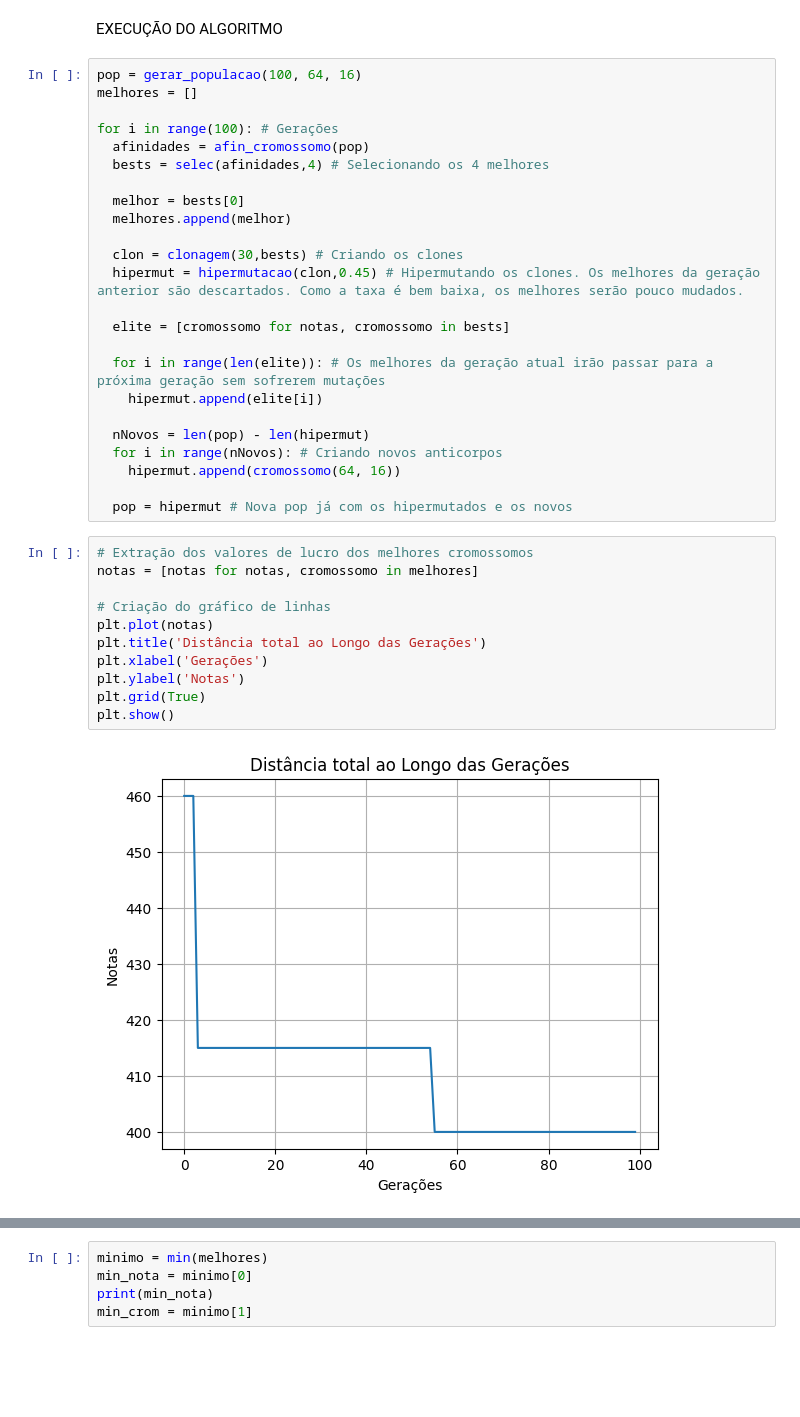
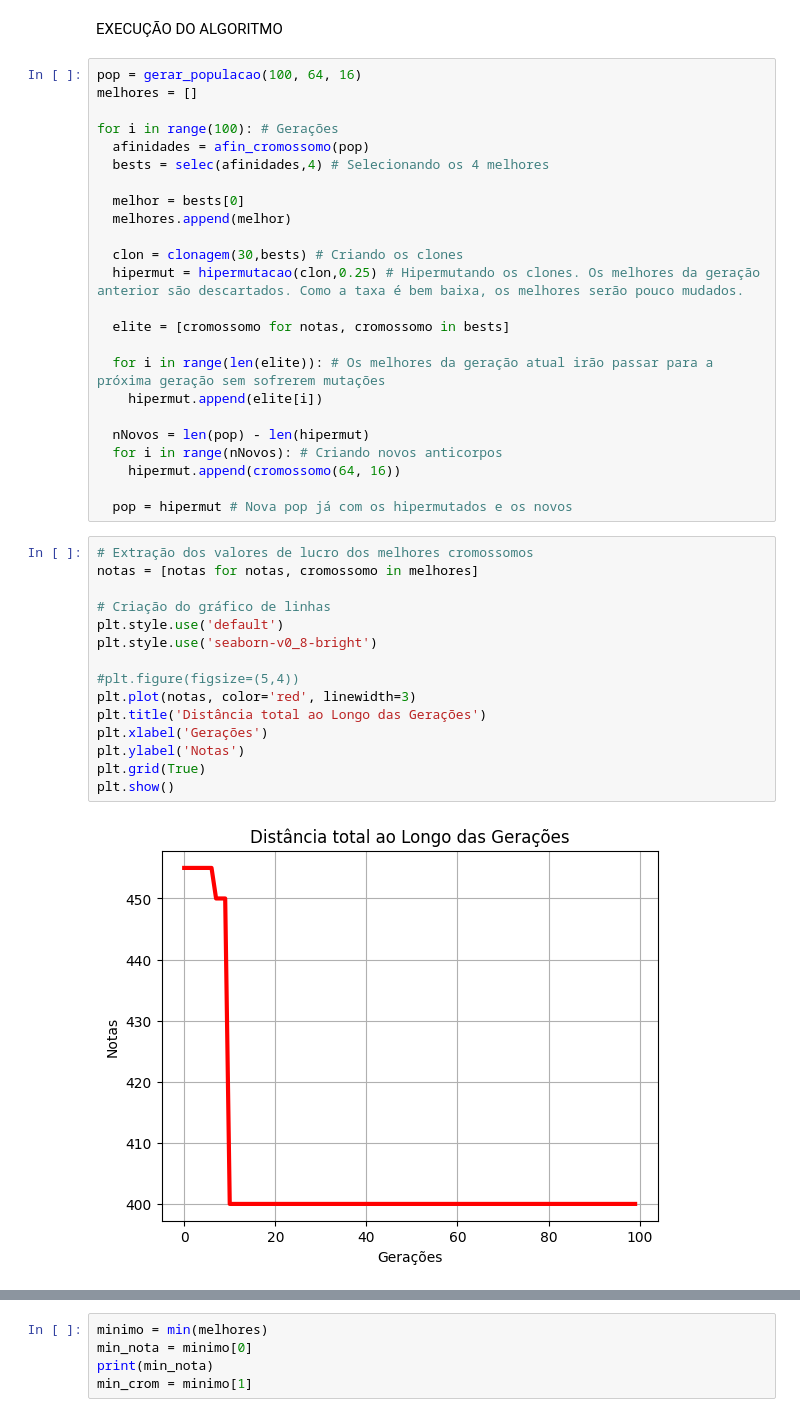
Before and after one commit to Tainann/PORTFOLIO, a Jupyter notebook: Projeto 13 - Algoritmo da Seleção Clonal para roteamento de veículos/roteamento_veiculos.ipynb, the cells around one changed output, grey strips where cells are left out. Saved outputs shown, nothing was run; the diff lists cells and outputs as text; blank space fills up the shorter version.

```diff
--- a/Projeto 13 - Algoritmo da Seleção Clonal para roteamento de veículos/roteamento_veiculos.ipynb
+++ b/Projeto 13 - Algoritmo da Seleção Clonal para roteamento de veículos/roteamento_veiculos.ipynb
@@ -426,7 +427,7 @@ for i in range(100): # Gerações
   melhores.append(melhor)
 
   clon = clonagem(30,bests) # Criando os clones
-  hipermut = hipermutacao(clon,0.45) # Hipermutando os clones. Os melhores da geração anterior são descartados. Como a taxa é bem baixa, os melhores serão pouco mudados.
+  hipermut = hipermutacao(clon,0.25) # Hipermutando os clones. Os melhores da geração anterior são descartados. Como a taxa é bem baixa, os melhores serão pouco mudados.
 
   elite = [cromossomo for notas, cromossomo in bests]
 
@@ -441,13 +442,17 @@ for i in range(100): # Gerações
 # %%
 # Extração dos valores de lucro dos melhores cromossomos
 notas = [notas for notas, cromossomo in melhores]
 
 # Criação do gráfico de linhas
-plt.plot(notas)
+plt.style.use('default')
+plt.style.use('seaborn-v0_8-bright')
+
+#plt.figure(figsize=(5,4))
+plt.plot(notas, color='red', linewidth=3)
 plt.title('Distância total ao Longo das Gerações')
 plt.xlabel('Gerações')
 plt.ylabel('Notas')
 plt.grid(True)
 plt.show()
 # %% [output]
-[figure, old version]
+[figure, new version]
```
Also changed, not shown: parts of 17 cells of this notebook, 2 other files.
